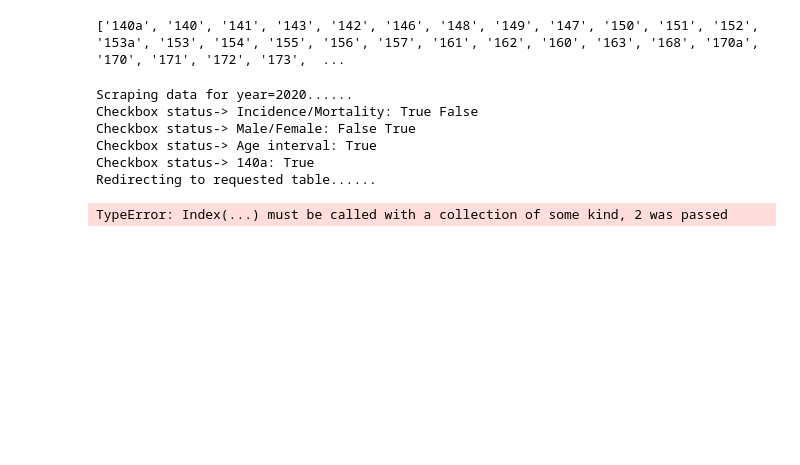
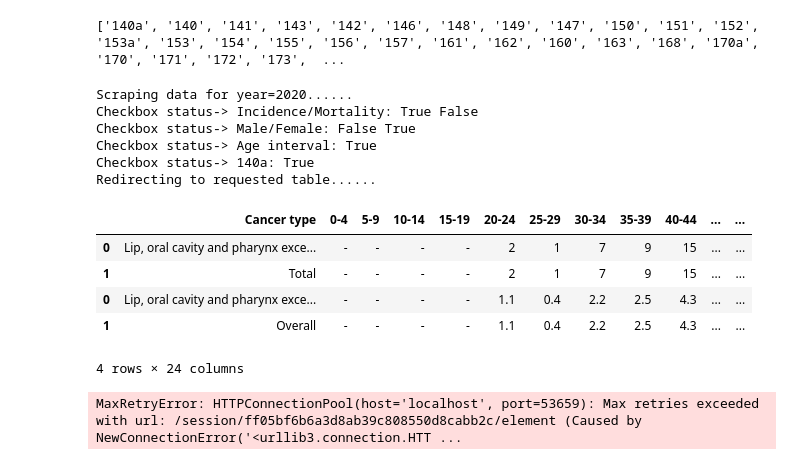
Before and after one commit to Liang-Jiayi-Noel/hk_cancer_reg, a Jupyter notebook: scraper_Developer.ipynb, the cells around one changed output. Saved outputs shown, nothing was run; the diff lists cells and outputs as text; code cells hidden in the pictures; blank space fills up the shorter version.

```diff
--- a/scraper_Developer.ipynb
+++ b/scraper_Developer.ipynb
@@ -86,8 +86,8 @@ def scraper_Incidence_YearSex (local_driver_path, html_dict, sex_input_by_user,
     tb2_row_num=len(tb2_data[0::len(tb2_header)])
     tb2_data_cut=np.array_split(tb2_data, tb2_row_num)
 
-    df1=pd.DataFrame(tb1_data,tb1_row_num)
-    df2=pd.DataFrame(tb2_data,tb2_row_num)
+    df1=pd.DataFrame(data=tb1_data_cut, columns=tb1_header)
+    df2=pd.DataFrame(data=tb2_data_cut, columns=tb2_header)
     df=df1.append(df2)
 
     time.sleep(3)
@@ -101,38 +101,43 @@ web_elements = {
     "step1": '//*[@id="content"]/div/div/div[2]/form/fieldset[1]',
     "incidence": '//*[@id="content"]/div/div/div[2]/form/fieldset[1]/p[1]/input[1]',
     "mortality": '//*[@id="content"]/div/div/div[2]/form/fieldset[1]/p[1]/input[2]',
     "male": '//*[@id="content"]/div/div/div[2]/form/fieldset[1]/p[2]/input[2]',
     "female": '//*[@id="content"]/div/div/div[2]/form/fieldset[1]/p[2]/input[3]',
     "age_interval": '//*[@id="content"]/div/div/div[2]/form/fieldset[1]/table/tbody/tr[2]/td[2]/input',
     "yr_x": '//*[@id="content"]/div/div/div[2]/form/fieldset[1]/p[3]/label[1]/select',
     "yr_y": '//*[@id="content"]/div/div/div[2]/form/fieldset[1]/p[3]/label[2]/select',
     "step2": '//*[@id="content"]/div/div/div[2]/form/fieldset[2]',
     "step3": '//*[@id="content"]/div/div/div[2]/form/fieldset[3]/p/input[1]',
     "step4": '//*[@id="content"]/div/div/div[2]/form/fieldset[4]/p/input[2]',
     "execute": '//*[@id="content"]/div/div/div[2]/form/div/input[1]'
 }
 
 
-male_only= [range(185,187)]
-female_only= [range(179,184)]
-male_list= list(set(disease_code_full) - set(female_only))
-female_list= list(set(disease_code_full) - set(male_only))
+#male_only= ['185','186','187']
+#female_only= ['179','180','181','182','183','184']
+#male_list= list(set(disease_code_full) - set(female_only))
+#female_list= list(set(disease_code_full) - set(male_only))
 
 test=scraper_Incidence_YearSex(
     local_driver_path=r"C:\Users\Yikun\OneDrive - The University Of Hong Kong\Documents\GitHub\hk_cancer_reg\chromedriver.exe",
     html_dict = web_elements,
     year_input_by_user=str(2020),
     sex_input_by_user="f",
     target_disease_list=['140a']
 ); test
 # %% [output]
 Scraping data for year=2020......
 Checkbox status-> Incidence/Mortality: True False
 Checkbox status-> Male/Female: False True
 Checkbox status-> Age interval: True
 Checkbox status-> 140a: True
 Redirecting to requested table......
+|  | Cancer type | 0-4 | 5-9 | 10-14 | 15-19 | 20-24 | 25-29 | 30-34 | 35-39 | 40-44 | ... | ... |
+| 0 | Lip, oral cavity and pharynx exce... | - | - | - | - | 2 | 1 | 7 | 9 | 15 | ... | ... |
+| 1 | Total | - | - | - | - | 2 | 1 | 7 | 9 | 15 | ... | ... |
+| 0 | Lip, oral cavity and pharynx exce... | - | - | - | - | 1.1 | 0.4 | 2.2 | 2.5 | 4.3 | ... | ... |
+| 1 | Overall | - | - | - | - | 1.1 | 0.4 | 2.2 | 2.5 | 4.3 | ... | ... |
-TypeError: Index(...) must be called with a collection of some kind, 2 was passed
+4 rows × 24 columns
 # %%
     tb1=chrome_driver.find_element(By.XPATH, '//*[@id="mi55lucky"]/div[1]')
     tb1_header=[i.text for i in tb1.find_elements(By.TAG_NAME, "th")]
@@ -146,8 +151,8 @@ TypeError: Index(...) must be called with a collection of some kind, 2 was passe
     tb2_row_num=len(tb2_data[0::len(tb2_header)])
     tb2_data_cut=np.array_split(tb2_data, tb2_row_num)
 
-    df1=pd.DataFrame(tb1_data,tb1_row_num)
-    df2=pd.DataFrame(tb2_data,tb2_row_num)
+    df1=pd.DataFrame(tb1_data_cut,tb1_header)
+    df2=pd.DataFrame(tb2_data_cut,tb2_header)
     df=df1.append(df2)
 
     time.sleep(3)
@@ -185,3 +190,5 @@ test=scraper_Incidence_YearSex(
     sex_input_by_user="f",
     target_disease_list=['140a']
 ); test
+# %% [output]
+MaxRetryError: HTTPConnectionPool(host='localhost', port=53659): Max retries exceeded with url: /session/ff05bf6b6a3d8ab39c808550d8cabb2c/element (Caused by NewConnectionError('<urllib3.connection.HTT ...
```
